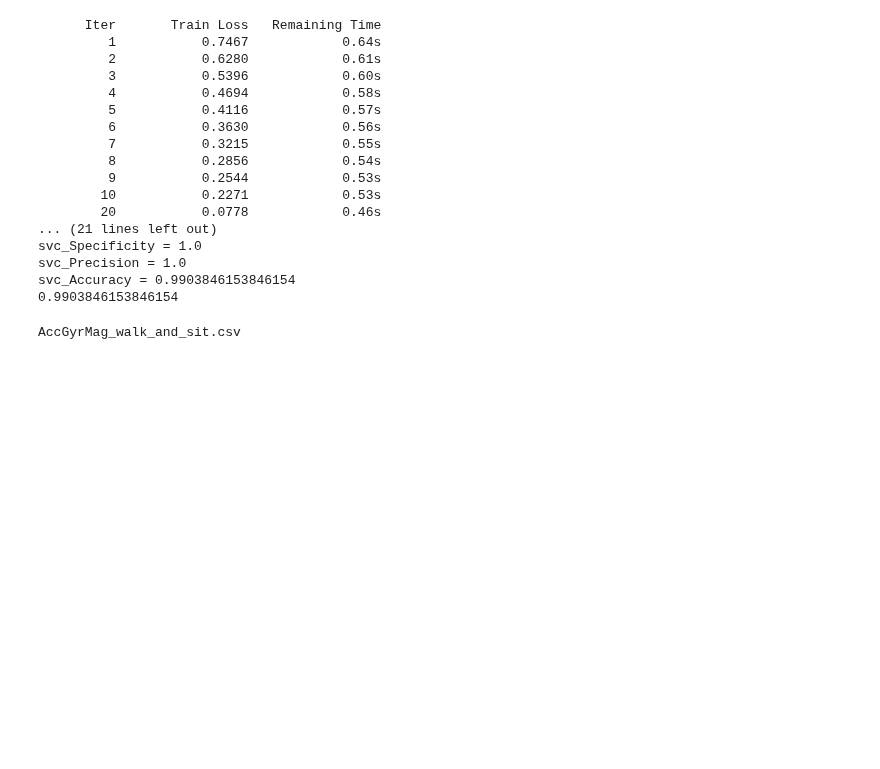
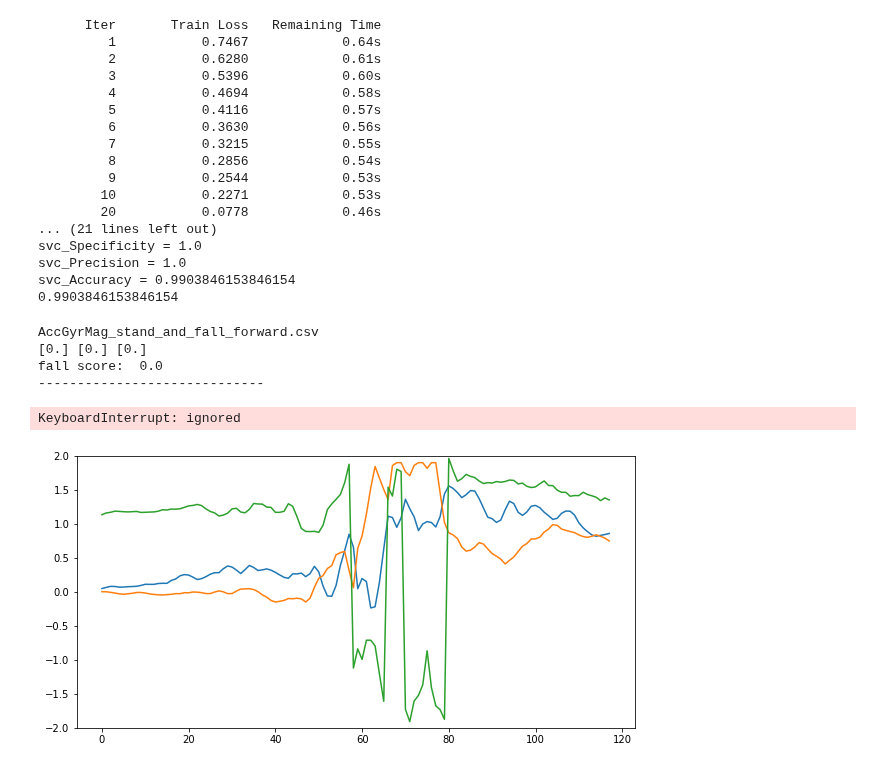
Before and after one commit to ArashRasti/FDS, a Jupyter notebook: BioBot_FDS_YB_05_Fall_Detection-dr_data.ipynb, the cells around one changed output. Drawn from its saved outputs; the diff is of its cells as text; code cells hidden in the pictures; blank space fills up the shorter version.

```diff
--- a/BioBot_FDS_YB_05_Fall_Detection-dr_data.ipynb
+++ b/BioBot_FDS_YB_05_Fall_Detection-dr_data.ipynb
@@ -1103,7 +1103,7 @@ def get_real_data(trial_file_path, Act_Type, FileName):
 
 
 
-data_index = 12
+data_index = 10
 myData, myLen = get_real_data(df_Files_Trials.Path[data_index], df_Files_Trials.Act_Type[data_index], df_Files_Trials.File[data_index])
 #print(myData, myLen)
 
@@ -1125,12 +1125,14 @@ max_N = np.max(myData[:,0:3])
 min_N = np.min(myData[:,0:3])
 maxRange = max(int(np.round(max_N)), int(np.abs(np.round(min_N))))
 
+
 stepSize = 2
 winSize = 50
+pl.figure(figsize=(10,5))
 
 print(df_Files_Trials.File[data_index])
 
-for i in range(int(myLen/4.5),int(myLen/stepSize)+1,1):
+for i in range(int(myLen/3.25),int(myLen/stepSize)+1,1):
     #print(i)
     endLoc = i*stepSize if i*stepSize < myLen else myLen
 
@@ -1147,33 +1149,39 @@ for i in range(int(myLen/4.5),int(myLen/stepSize)+1,1):
 
 
 #     predictions_SVC = clf.predict(X_test[1,:].reshape(1,-1))
 #     print(predictions_SVC)
 #     print("-----------------------------")
 #     print(y_test[1])
 #     print(X_test.shape)
 
 
 
     predictions_SVC = clf_100.predict(x_data1.reshape(1,-1))
     y_pred = classifier2.predict(x_data.reshape(1,-1))
     predictions = classifier1.predict(x_data.reshape(1,-1))
     print(df_Files_Trials.File[data_index])
     print(predictions_SVC, y_pred, predictions)
+    print("fall score: ", predictions_SVC[0]+ y_pred[0]+ predictions[0])
     print("-----------------------------")
 
     pl.clf()
     pl.ylim(-maxRange, maxRange)
-    pl.plot(dispBuf[int(myLen/2):,0:3])
+    pl.plot(dispBuf[-int(myLen/3.5):,0:3])
     display.display(pl.gcf())
     #pl.gcf().show()
     display.clear_output(wait=True)
 
 
     time.sleep(0.5)
 
-mplt.figure()
+mplt.figure(figsize=None)
 mplt.plot(myData[:,0:3])
 mplt.figure()
 mplt.plot(myData[:,3:6])
 # %% [output]
-AccGyrMag_walk_and_sit.csv
+AccGyrMag_stand_and_fall_forward.csv
+[0.] [0.] [0.]
+fall score:  0.0
+-----------------------------
+KeyboardInterrupt: ignored
+[figure, added]
```
